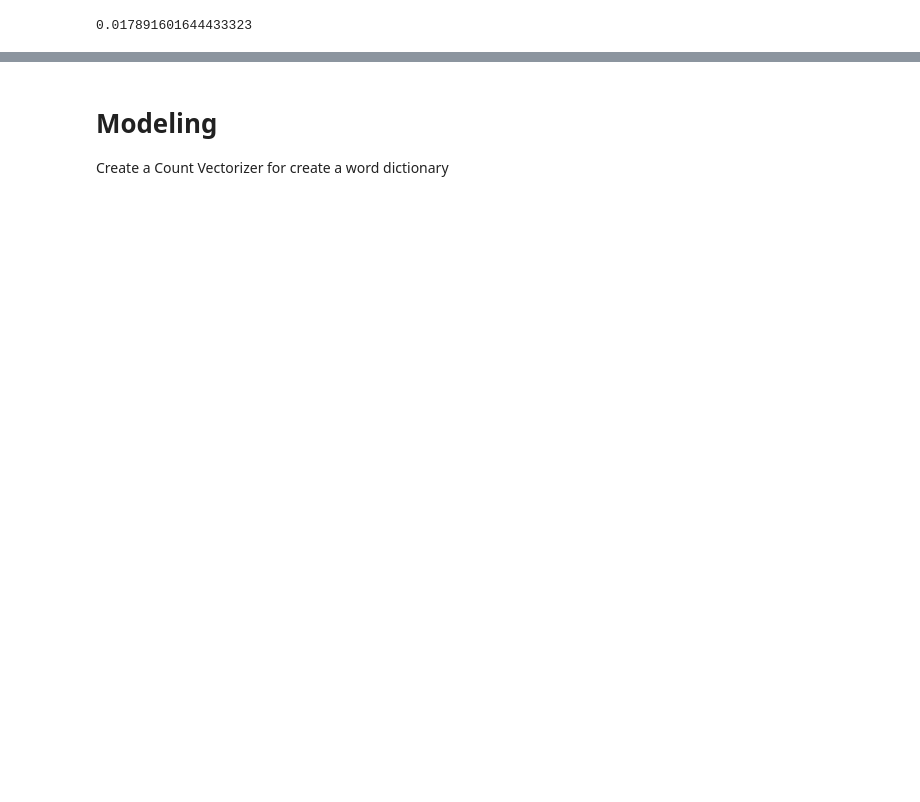
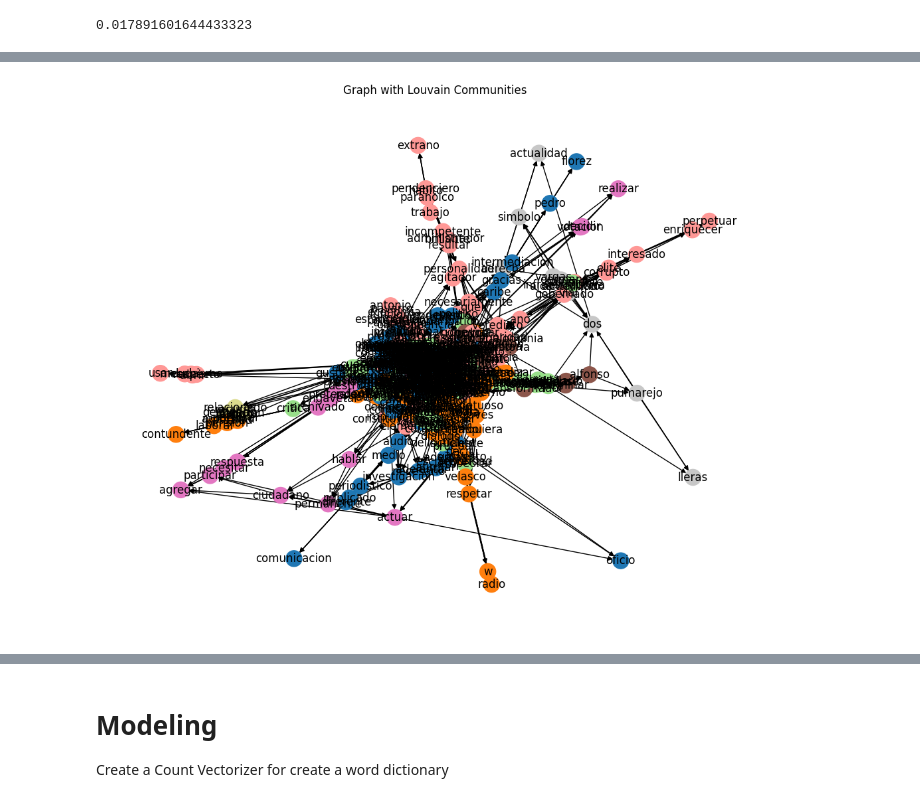
Before and after one commit to alejomaar/Network-Science-for-Data-Analytics, a Jupyter notebook: term_project/term_project.ipynb, the cells around one changed output, grey strips where cells are left out. Saved outputs shown, nothing was run; the diff lists cells and outputs as text; code cells hidden in the pictures; blank space fills up the shorter version.

Commit message:
add communities

```diff
--- a/term_project/term_project.ipynb
+++ b/term_project/term_project.ipynb
@@ -350,0 +401,31 @@ degree_centrality['abrir']
+# %%
+import networkx as nx
+import matplotlib.pyplot as plt
+from networkx.algorithms import community
+
+G = nx.DiGraph()
+
+# Add edges from the DataFrame with weights
+for _, row in score_network_df[score_network_df.score >= 0].iterrows():
+    G.add_edge(row['_from'], row['to'], weight=row['score'])
+# Run the Louvain community detection algorithm
+
+# Assuming you already have a NetworkX graph G
+
+# Run the Louvain community detection algorithm
+partition = community.greedy_modularity_communities(G)
+
+# Create a dictionary where keys are community IDs and values are lists of nodes in that community
+communities = {}
+for idx, comm in enumerate(partition):
+    for node in comm:
+        communities[node] = idx
+
+# Plot the graph with nodes colored by their community
+pos = nx.spring_layout(G)  # Position nodes using Fruchterman-Reingold force-directed algorithm
+plt.figure(figsize=(10, 8))
+nx.draw(G, pos, node_color=[communities.get(node, 0) for node in G.nodes()], cmap=plt.cm.tab20, with_labels=True)
+plt.title("Graph with Louvain Communities")
+plt.show()
+# %% [output]
+[figure, added]
```
Also changed, not shown: parts of 16 cells of this notebook, 2 other files.
